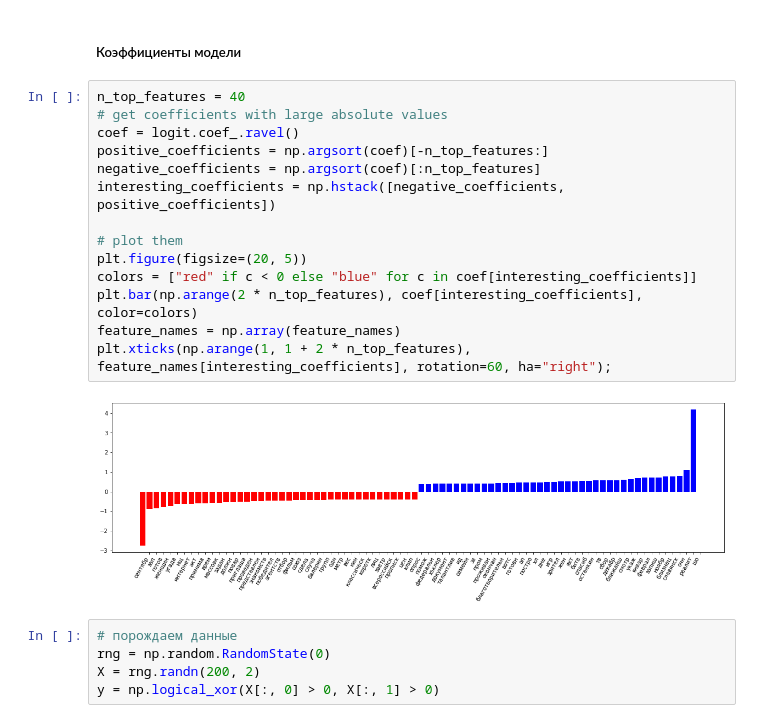
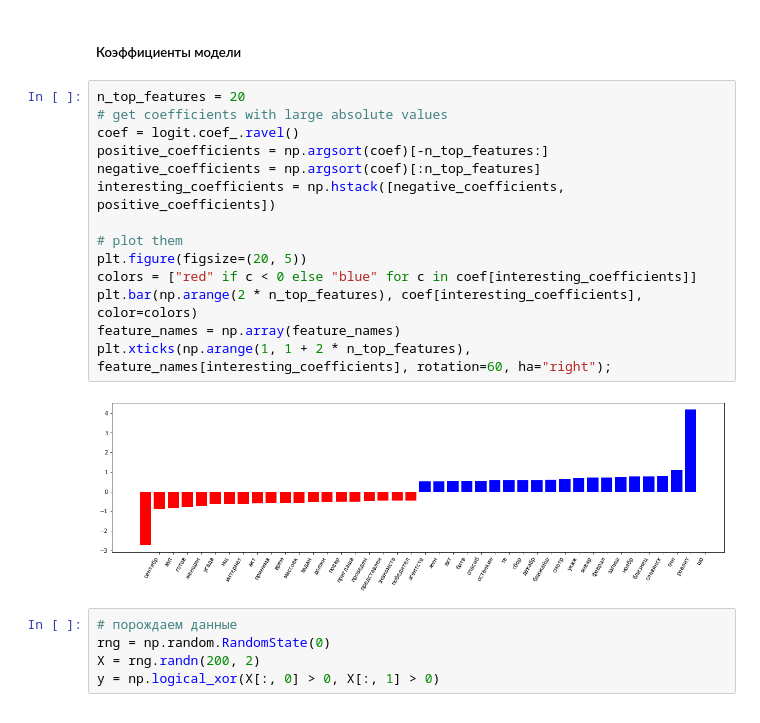
Before and after one commit to dmitrypurtov/dstextdata, a Jupyter notebook: jupyter/LogisticRegression_CountVectorizer.ipynb, the cells around one changed output. Saved outputs shown, nothing was run; the diff lists cells and outputs as text.

```diff
--- a/jupyter/LogisticRegression_CountVectorizer.ipynb
+++ b/jupyter/LogisticRegression_CountVectorizer.ipynb
@@ -139,21 +175,21 @@ print('Качество модели относительно тестовой
 # %% [markdown]
 ##### Коэффициенты модели
 # %%
-n_top_features = 40
+n_top_features = 20
 # get coefficients with large absolute values
 coef = logit.coef_.ravel()
 positive_coefficients = np.argsort(coef)[-n_top_features:]
 negative_coefficients = np.argsort(coef)[:n_top_features]
 interesting_coefficients = np.hstack([negative_coefficients, positive_coefficients])
 
 # plot them
 plt.figure(figsize=(20, 5))
 colors = ["red" if c < 0 else "blue" for c in coef[interesting_coefficients]]
 plt.bar(np.arange(2 * n_top_features), coef[interesting_coefficients], color=colors)
 feature_names = np.array(feature_names)
 plt.xticks(np.arange(1, 1 + 2 * n_top_features), feature_names[interesting_coefficients], rotation=60, ha="right");
 # %% [output]
-[figure, old version]
+[figure, new version]
 # %%
 # порождаем данные
 rng = np.random.RandomState(0)
```
Also changed, not shown: parts of 7 cells of this notebook, 5 other files.
